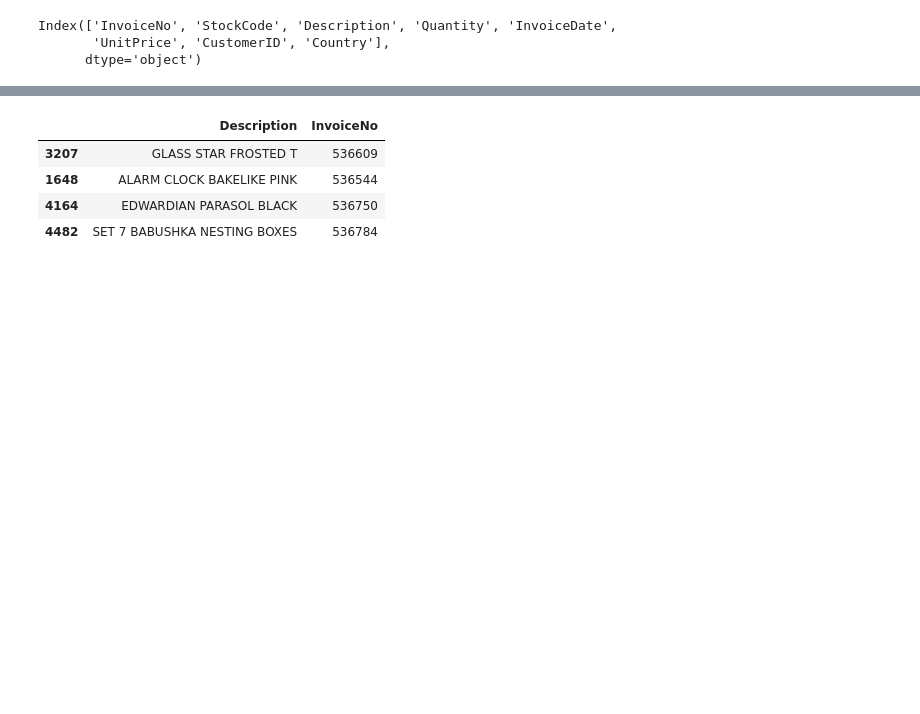
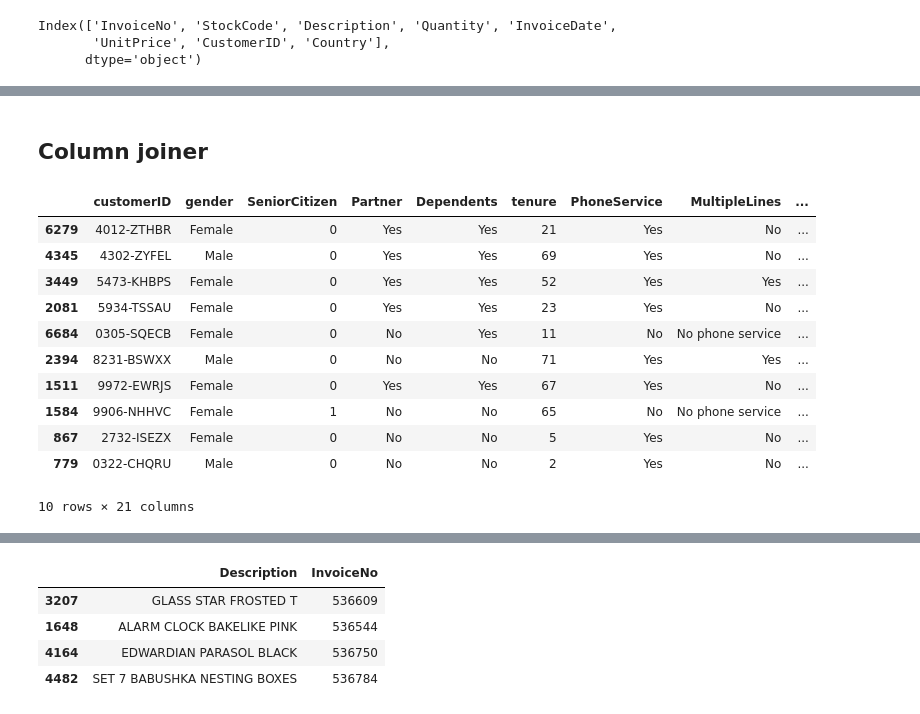
Before and after one commit to joeltanwr/DirtyDF, a Jupyter notebook: test notebooks/testing_new_stainers.ipynb, the cells around one changed output, grey strips where cells are left out. Cells and saved outputs as stored; diff of their text form; code cells hidden in the pictures; blank space fills up the shorter version.

```diff
--- a/test notebooks/testing_new_stainers.ipynb
+++ b/test notebooks/testing_new_stainers.ipynb
@@ -78,0 +71,20 @@ tmp
+# %% [markdown]
+## Column joiner
+# %%
+telco = pd.read_csv("../data/Telco-Customer-Churn.csv")
+# %%
+telco_sub = telco.sample(n=10)
+telco_sub
+# %% [output]
+|  | customerID | gender | SeniorCitizen | Partner | Dependents | tenure | PhoneService | MultipleLines | ... |
+| 6279 | 4012-ZTHBR | Female | 0 | Yes | Yes | 21 | Yes | No | ... |
+| 4345 | 4302-ZYFEL | Male | 0 | Yes | Yes | 69 | Yes | No | ... |
+| 3449 | 5473-KHBPS | Female | 0 | Yes | Yes | 52 | Yes | Yes | ... |
+| 2081 | 5934-TSSAU | Female | 0 | Yes | Yes | 23 | Yes | No | ... |
+| 6684 | 0305-SQECB | Female | 0 | No | Yes | 11 | No | No phone service | ... |
+| 2394 | 8231-BSWXX | Male | 0 | No | No | 71 | Yes | Yes | ... |
+| 1511 | 9972-EWRJS | Female | 0 | Yes | Yes | 67 | Yes | No | ... |
+| 1584 | 9906-NHHVC | Female | 1 | No | No | 65 | No | No phone service | ... |
+| 867 | 2732-ISEZX | Female | 0 | No | No | 5 | Yes | No | ... |
+| 779 | 0322-CHQRU | Male | 0 | No | No | 2 | Yes | No | ... |
+10 rows × 21 columns
```
Also changed, not shown: parts of 12 cells of this notebook.
